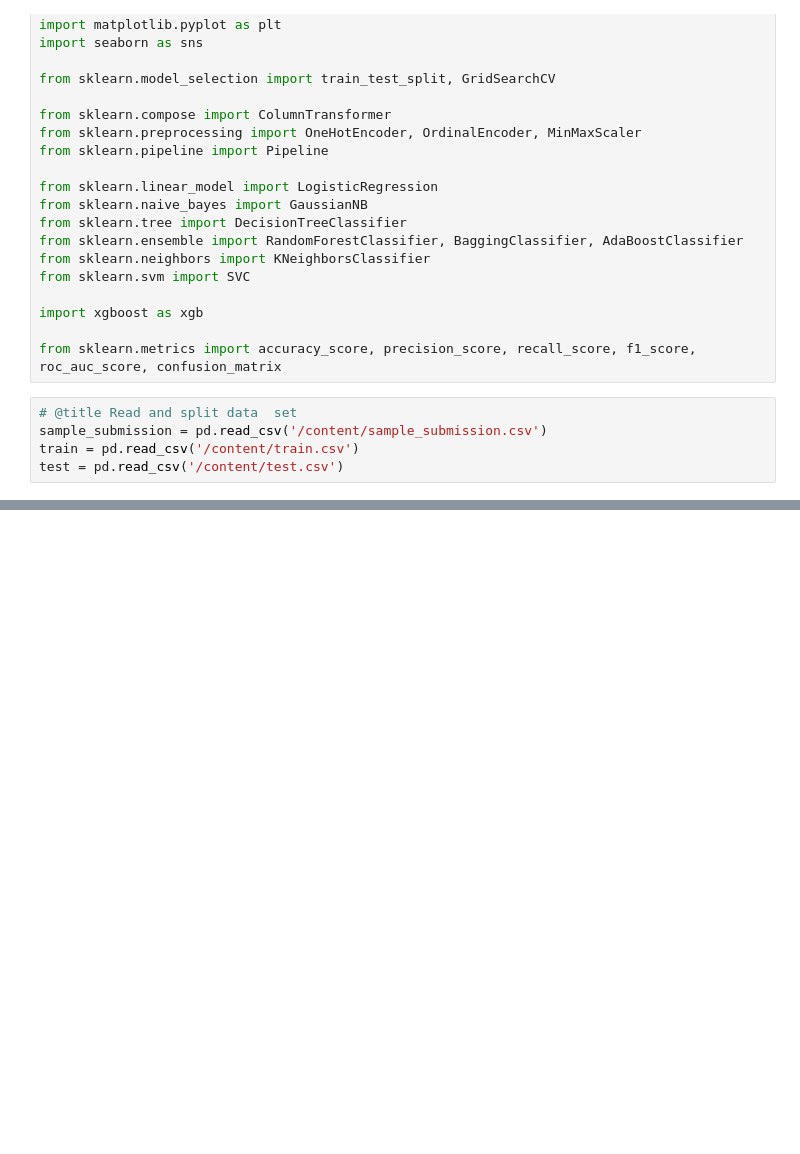
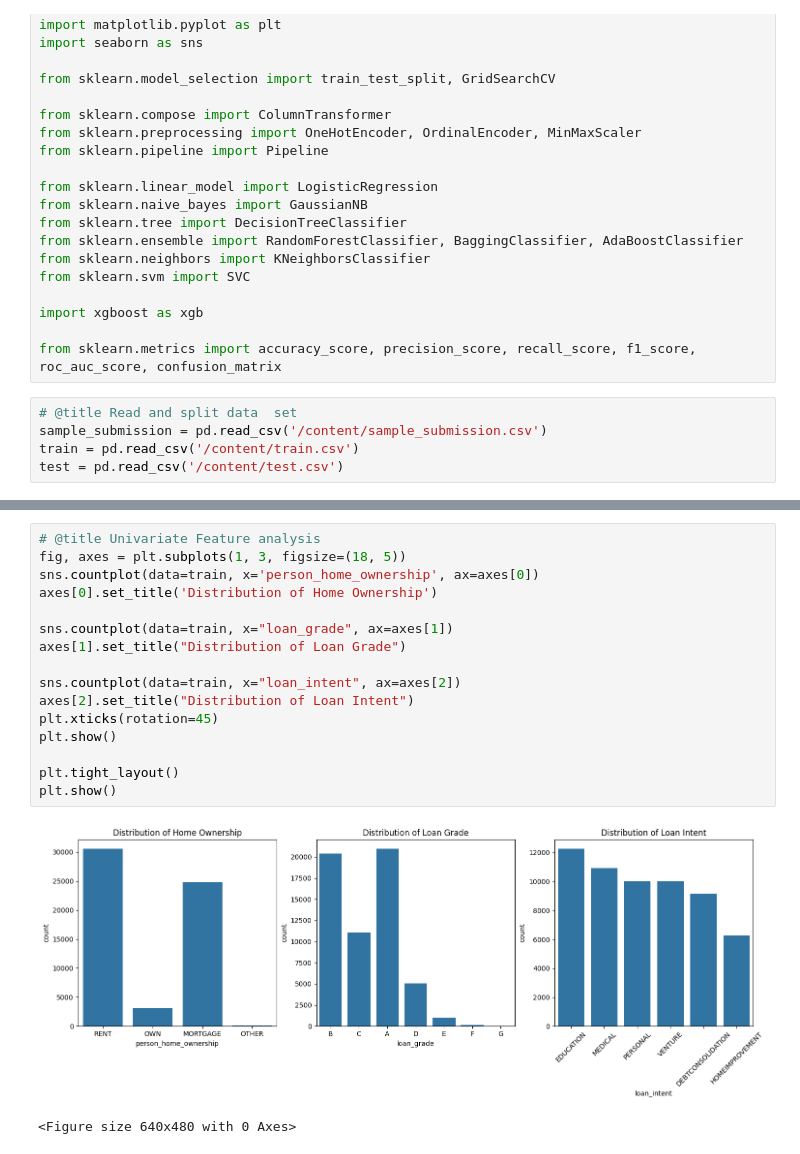
Before and after one commit to KartikayBhardwaj-dev/Ai_lab, a Jupyter notebook: ai_lab_Week02.ipynb, the cells around one changed output, grey strips where cells are left out. Drawn from its saved outputs; the diff is of its cells as text; blank space fills up the shorter version.

```diff
--- a/ai_lab_Week02.ipynb
+++ b/ai_lab_Week02.ipynb
@@ -54,0 +89,19 @@ Train data info and shape
+# %%
+# @title Univariate Feature analysis
+fig, axes = plt.subplots(1, 3, figsize=(18, 5))
+sns.countplot(data=train, x='person_home_ownership', ax=axes[0])
+axes[0].set_title('Distribution of Home Ownership')
+
+sns.countplot(data=train, x="loan_grade", ax=axes[1])
+axes[1].set_title("Distribution of Loan Grade")
+
+sns.countplot(data=train, x="loan_intent", ax=axes[2])
+axes[2].set_title("Distribution of Loan Intent")
+plt.xticks(rotation=45)
+plt.show()
+
+plt.tight_layout()
+plt.show()
+# %% [output]
+[figure, added]
+<Figure size 640x480 with 0 Axes>
```
Also changed, not shown: parts of 14 cells of this notebook.
